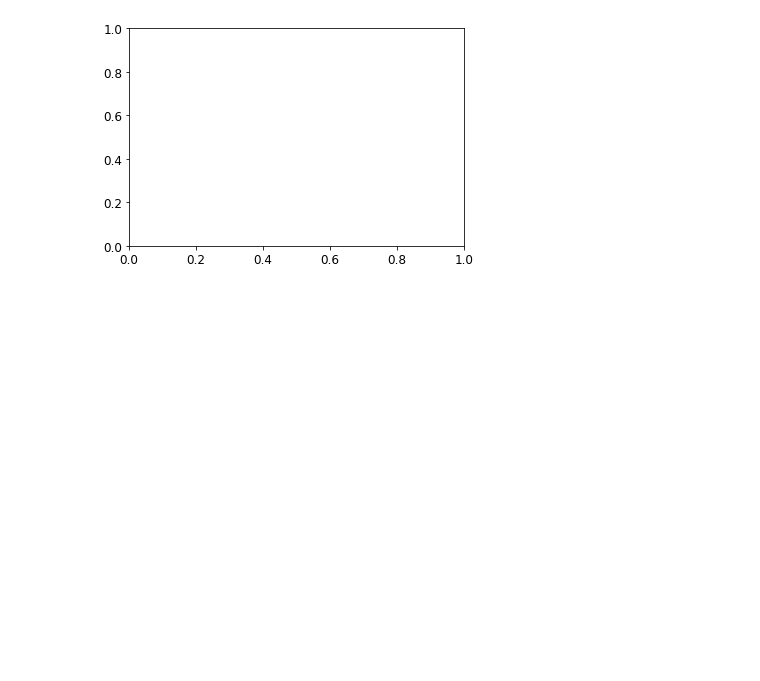
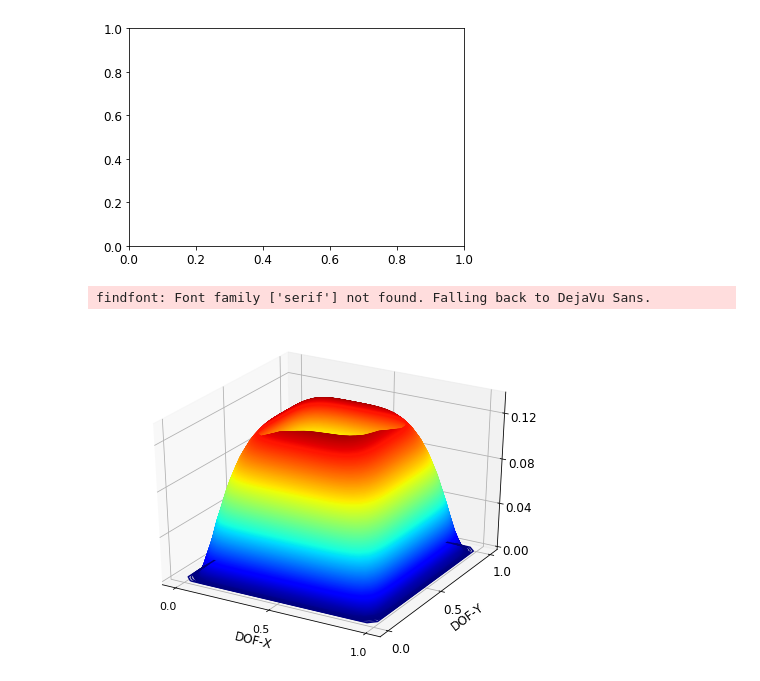
Before and after one commit to thivinanandh/covidPlotWave3, a Jupyter notebook: Untitled2.ipynb, the cells around one changed output. Cells and saved outputs as stored; diff of their text form; code cells hidden in the pictures; blank space fills up the shorter version.

```diff
--- a/Untitled2.ipynb
+++ b/Untitled2.ipynb
@@ -884,3 +884,31 @@ print("No Wave CIR 50, Nov Cluster\n",file =sourceFile)
 for i3 in range(len(df_kdep)):
     print(df_kdep['ID'][i3],file=sourceFile)
 sourceFile.close()
+# %%
+from mpl_toolkits import mplot3d
+import numpy as np
+import matplotlib.pyplot as plt
+def f(x, y):
+    return np.exp(-1/(1-pow((2*x-1),4)))*np.exp(-1/(1-pow((2*y-1),4)))
+
+a = np.linspace(0.0, 1, 30)
+b = np.linspace(0.0, 1, 30)
+
+X, Y = np.meshgrid(a, b)
+Z = f(X, Y)
+
+fig= plt.figure(figsize=(8,6))
+ax = plt.axes(projection='3d')
+ax.contour3D(X, Y, Z, 1000, cmap='jet')
+ax.set_xlabel('DOF-X')
+ax.set_ylabel('DOF-Y')
+ax.set_xticks([0.0,0.5,1.0])
+ax.set_yticks([0.0,0.5,1.0])
+ax.set_zticks([0.0,0.04,0.08,0.12])
+#ax.set_zlabel('z')
+#ax.set_title('3D contour for cov')
+plt.xticks(fontsize=11)
+plt.show()
+# %% [output]
+findfont: Font family ['serif'] not found. Falling back to DejaVu Sans.
+[figure, added]
```
Also changed, not shown: 50 other files.
